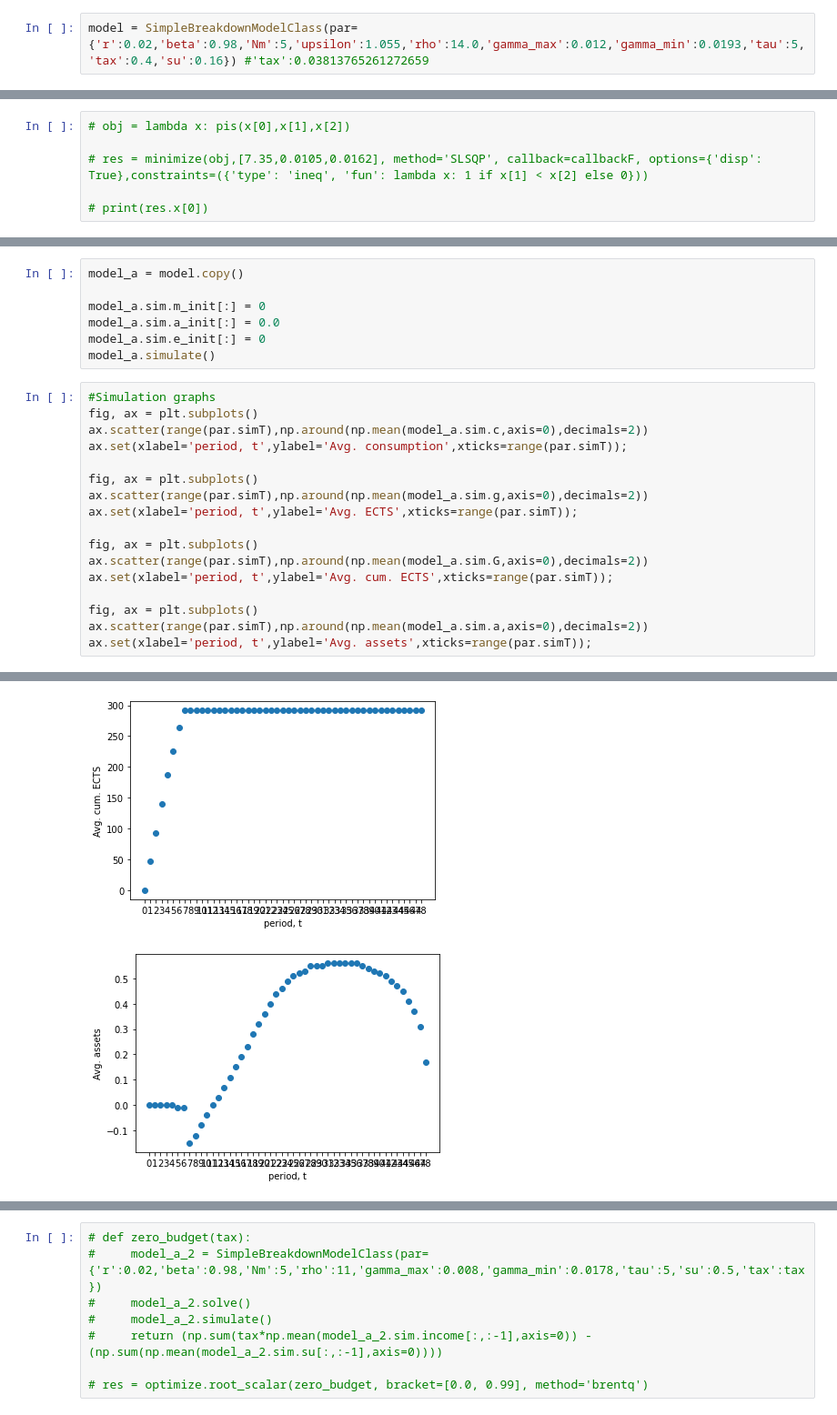
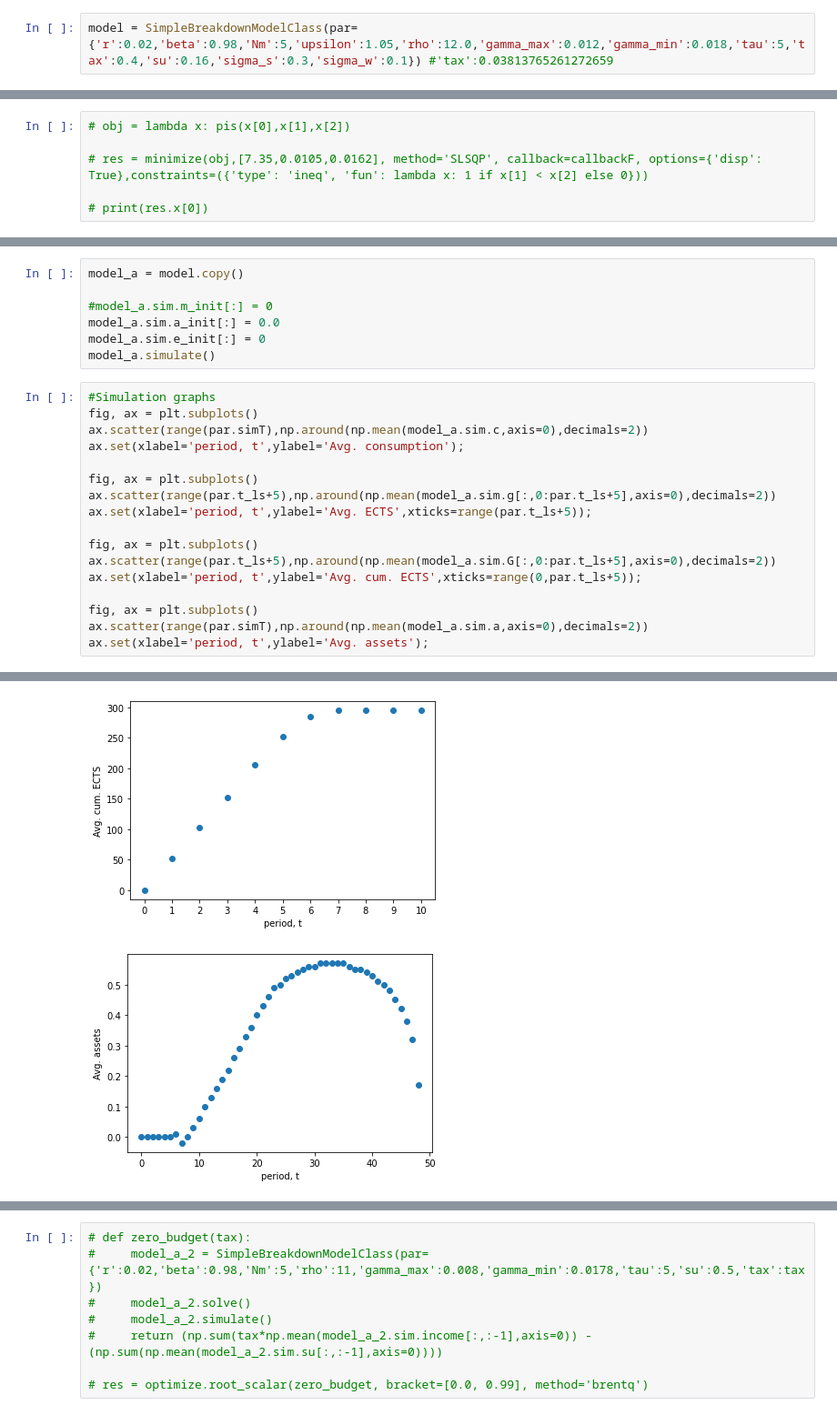
Before and after one commit to aiabondegaard/speciale2, a Jupyter notebook: breakdown_notebook.ipynb, the cells around one changed output, grey strips where cells are left out. Shown at 91% size. Drawn from its saved outputs; the diff is of its cells as text.

```diff
--- a/breakdown_notebook.ipynb
+++ b/breakdown_notebook.ipynb
@@ -19,7 +19,7 @@ np.set_printoptions(suppress=True, precision=6)
 # %%
 from breakdown_uncertainty_me_tax import SimpleBreakdownModelClass
 # %%
-model = SimpleBreakdownModelClass(par={'r':0.02,'beta':0.98,'Nm':5,'upsilon':1.055,'rho':14.0,'gamma_max':0.012,'gamma_min':0.0193,'tau':5,'tax':0.4,'su':0.16}) #'tax':0.03813765261272659
+model = SimpleBreakdownModelClass(par={'r':0.02,'beta':0.98,'Nm':5,'upsilon':1.05,'rho':12.0,'gamma_max':0.012,'gamma_min':0.018,'tau':5,'tax':0.4,'su':0.16,'sigma_s':0.3,'sigma_w':0.1}) #'tax':0.03813765261272659
 # %%
 par = model.par
 sol = model.sol
@@ -218,7 +239,7 @@ joblib.Parallel(n_jobs=11)(joblib.delayed(printer_func)(rho, gamma_max, gamma_mi
 # %%
 model_a = model.copy()
 
-model_a.sim.m_init[:] = 0
+#model_a.sim.m_init[:] = 0
 model_a.sim.a_init[:] = 0.0
 model_a.sim.e_init[:] = 0
 model_a.simulate()
@@ -226,17 +247,17 @@ model_a.simulate()
 #Simulation graphs
 fig, ax = plt.subplots()
 ax.scatter(range(par.simT),np.around(np.mean(model_a.sim.c,axis=0),decimals=2))
-ax.set(xlabel='period, t',ylabel='Avg. consumption',xticks=range(par.simT));
+ax.set(xlabel='period, t',ylabel='Avg. consumption');
 
 fig, ax = plt.subplots()
-ax.scatter(range(par.simT),np.around(np.mean(model_a.sim.g,axis=0),decimals=2))
-ax.set(xlabel='period, t',ylabel='Avg. ECTS',xticks=range(par.simT));
+ax.scatter(range(par.t_ls+5),np.around(np.mean(model_a.sim.g[:,0:par.t_ls+5],axis=0),decimals=2))
+ax.set(xlabel='period, t',ylabel='Avg. ECTS',xticks=range(par.t_ls+5));
 
 fig, ax = plt.subplots()
-ax.scatter(range(par.simT),np.around(np.mean(model_a.sim.G,axis=0),decimals=2))
-ax.set(xlabel='period, t',ylabel='Avg. cum. ECTS',xticks=range(par.simT));
+ax.scatter(range(par.t_ls+5),np.around(np.mean(model_a.sim.G[:,0:par.t_ls+5],axis=0),decimals=2))
+ax.set(xlabel='period, t',ylabel='Avg. cum. ECTS',xticks=range(0,par.t_ls+5));
 
 fig, ax = plt.subplots()
 ax.scatter(range(par.simT),np.around(np.mean(model_a.sim.a,axis=0),decimals=2))
-ax.set(xlabel='period, t',ylabel='Avg. assets',xticks=range(par.simT));
+ax.set(xlabel='period, t',ylabel='Avg. assets');
 # %% [output]
@@ -245,2 +266,2 @@ ax.set(xlabel='period, t',ylabel='Avg. assets',xticks=range(par.simT));
-[figure, old version]
+[figure, new version]
-[figure, old version]
+[figure, new version]
```
Also changed, not shown: parts of 24 cells of this notebook, 14 other files.
